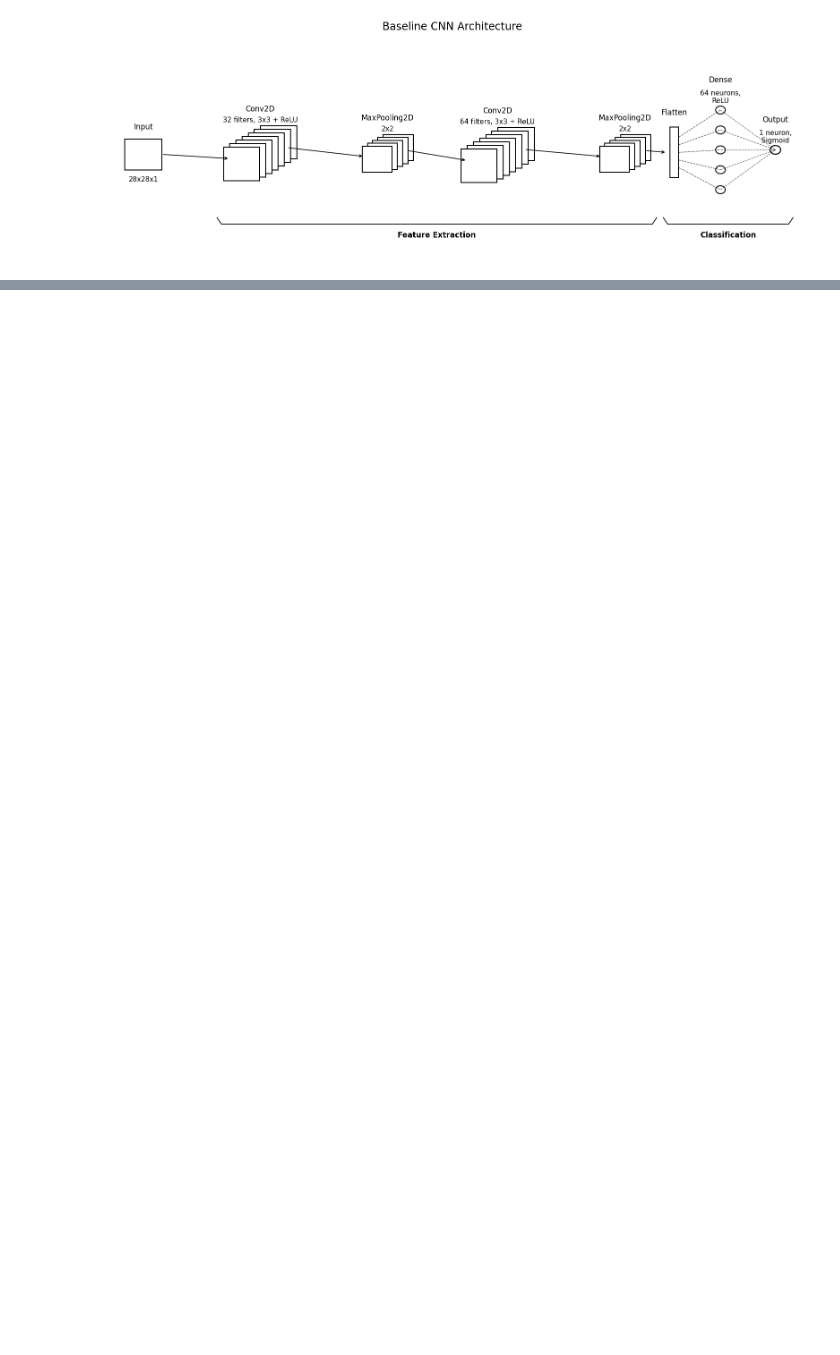
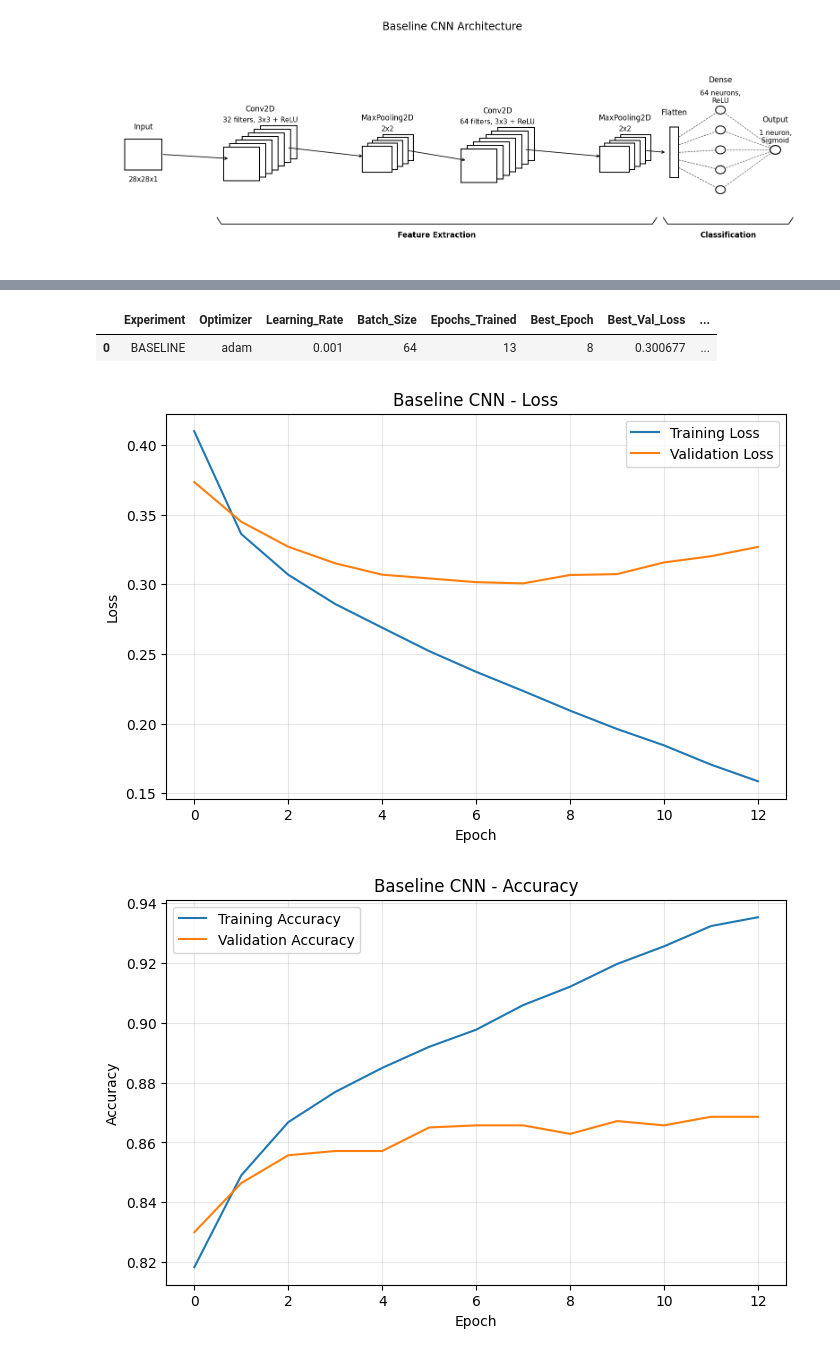
Before and after one commit to davidazimov069-maker/DeepLearning, a Jupyter notebook: FinalProject/DLFinalProject_DavidAviad.ipynb, the cells around one changed output, grey strips where cells are left out. Saved outputs shown, nothing was run; the diff lists cells and outputs as text; code cells hidden in the pictures; blank space fills up the shorter version.

```diff
--- a/FinalProject/DLFinalProject_DavidAviad.ipynb
+++ b/FinalProject/DLFinalProject_DavidAviad.ipynb
@@ -1128,0 +1546,10 @@ plot_cnn_architecture()
+# %%
+baseline_result = run_experiment(
+    experiment_name="BASELINE",
+    optimizer_name="adam",
+    learning_rate=0.001,
+    batch_size=64,
+    max_epochs=30,
+    patience=5,
+    verbose=1
+)
@@ -1128,0 +1574,20 @@ plot_cnn_architecture()
+# %%
+baseline_summary_df = pd.DataFrame([baseline_result["summary"]])
+baseline_summary_df
+# %% [output]
+|  | Experiment | Optimizer | Learning_Rate | Batch_Size | Epochs_Trained | Best_Epoch | Best_Val_Loss | ... |
+| 0 | BASELINE | adam | 0.001 | 64 | 13 | 8 | 0.300677 | ... |
+# %%
+plot_training_curves(
+    baseline_result["history"],
+    title="Baseline CNN"
+)
+
+plot_confusion_matrix(
+    baseline_result["confusion_matrix"],
+    labels=("T-shirt/top", "Shirt"),
+    title="Baseline CNN - Confusion Matrix"
+)
+# %% [output]
+[figure, added]
+[figure, added]
```
Also changed, not shown: parts of 40 cells of this notebook.
